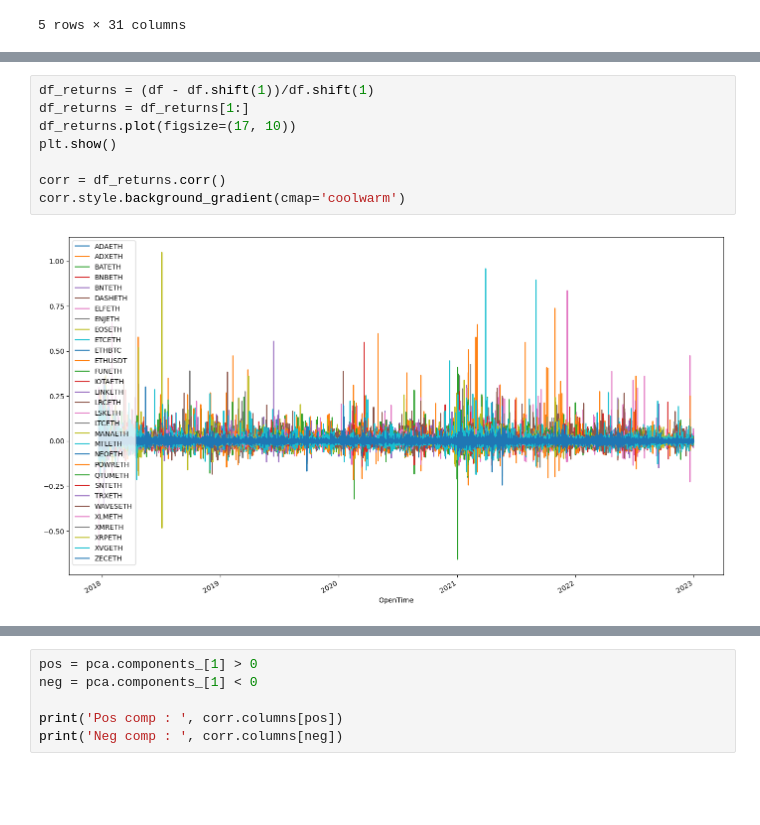
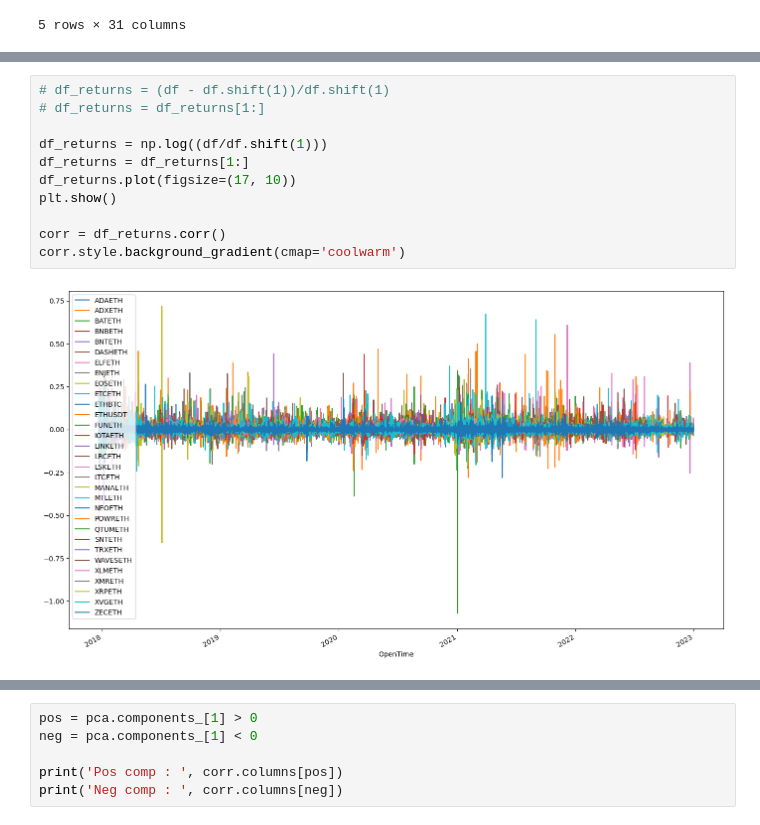
Before and after one commit to MazighLahianiX/binance_bot, a Jupyter notebook: feature_creation.ipynb, the cells around one changed output, grey strips where cells are left out. Saved outputs shown, nothing was run; the diff lists cells and outputs as text; blank space fills up the shorter version.

```diff
--- a/feature_creation.ipynb
+++ b/feature_creation.ipynb
@@ -83,13 +87,16 @@ corr.style.background_gradient(cmap='coolwarm')
 | XVGETH | 0.208960 | 0.916235 | 0.289599 | -0.615852 | 0.763843 | 0.838089 | 0.829413 | -0.247633 | 0.531999 | 0.554035 | -0.008422 | ... |
 | ZECETH | -0.051717 | 0.797925 | 0.587097 | -0.707918 | 0.836527 | 0.957491 | 0.894348 | -0.280021 | 0.824641 | 0.812046 | -0.282846 | ... |
 # %%
-df_returns = (df - df.shift(1))/df.shift(1)
+# df_returns = (df - df.shift(1))/df.shift(1)
+# df_returns = df_returns[1:]
+
+df_returns = np.log((df/df.shift(1)))
 df_returns = df_returns[1:]
 df_returns.plot(figsize=(17, 10))
 plt.show()
 
 corr = df_returns.corr()
 corr.style.background_gradient(cmap='coolwarm')
 # %% [output]
-[figure, old version]
+[figure, new version]
 |  | ADAETH | ADXETH | BATETH | BNBETH | BNTETH | DASHETH | ELFETH | ENJETH | EOSETH | ETCETH | ETHBTC | ... |
```
Also changed, not shown: parts of 26 cells of this notebook.
